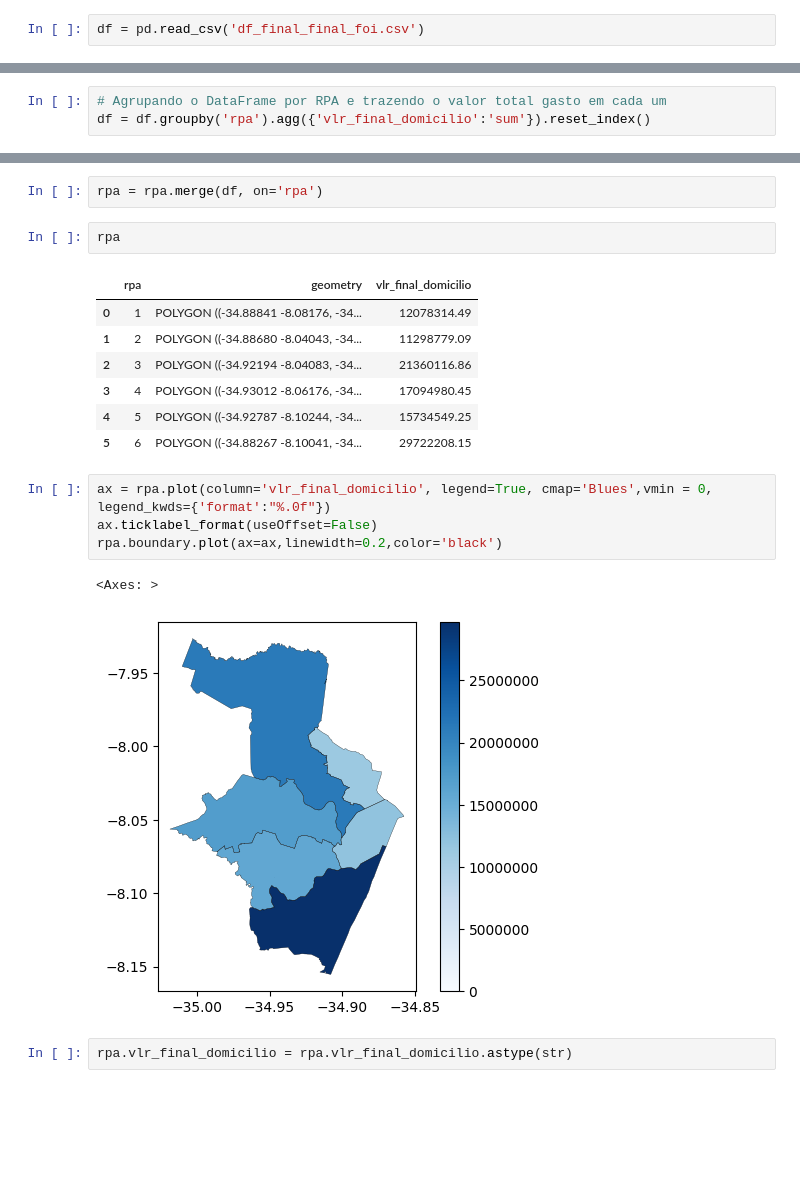
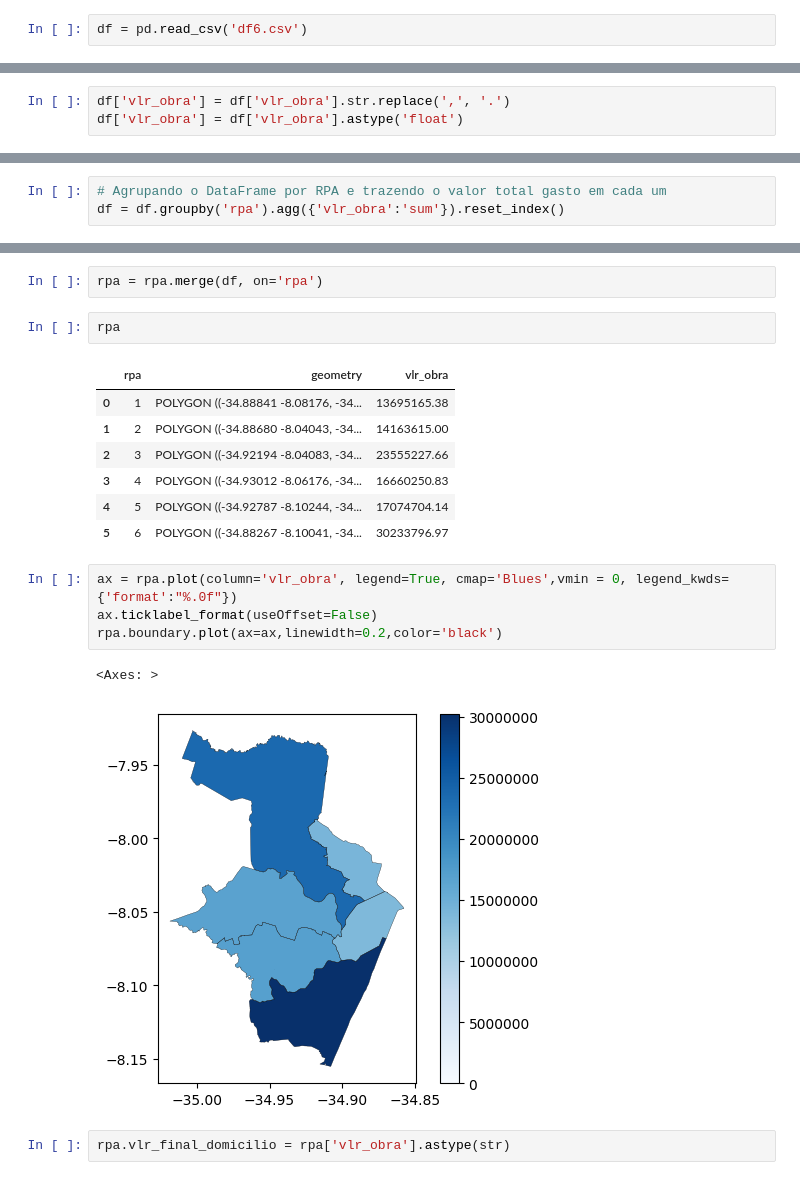
Before and after one commit to NAPCD/Procedimento_Habitacoes, a Jupyter notebook: plot_grafico_recife.ipynb, the cells around one changed output, grey strips where cells are left out. Saved outputs shown, nothing was run; the diff lists cells and outputs as text; blank space fills up the shorter version.

```diff
--- a/plot_grafico_recife.ipynb
+++ b/plot_grafico_recife.ipynb
@@ -5,4 +5,4 @@ import pandas as pd
 import matplotlib.colors as mcolors
 from matplotlib import patheffects
 # %%
-df = pd.read_csv('df_final_final_foi.csv')
+df = pd.read_csv('df6.csv')
@@ -8,0 +25,3 @@ df = pd.read_csv('df_final_final_foi.csv')
+# %%
+df['vlr_obra'] = df['vlr_obra'].str.replace(',', '.')
+df['vlr_obra'] = df['vlr_obra'].astype('float')
@@ -9,6 +39,6 @@ df = pd.read_csv('df_final_final_foi.csv')
 # %%
 # Agrupando o DataFrame por RPA e trazendo o valor total gasto em cada um
-df = df.groupby('rpa').agg({'vlr_final_domicilio':'sum'}).reset_index()
+df = df.groupby('rpa').agg({'vlr_obra':'sum'}).reset_index()
 # %%
 recife_map = gpd.read_file('bairros-polygon.shp')
 # %%
@@ -23,20 +53,20 @@ rpa = rpa.merge(df, on='rpa')
 # %%
 rpa
 # %% [output]
-|  | rpa | geometry | vlr_final_domicilio |
-| 0 | 1 | POLYGON ((-34.88841 -8.08176, -34... | 12078314.49 |
-| 1 | 2 | POLYGON ((-34.88680 -8.04043, -34... | 11298779.09 |
-| 2 | 3 | POLYGON ((-34.92194 -8.04083, -34... | 21360116.86 |
-| 3 | 4 | POLYGON ((-34.93012 -8.06176, -34... | 17094980.45 |
-| 4 | 5 | POLYGON ((-34.92787 -8.10244, -34... | 15734549.25 |
-| 5 | 6 | POLYGON ((-34.88267 -8.10041, -34... | 29722208.15 |
+|  | rpa | geometry | vlr_obra |
+| 0 | 1 | POLYGON ((-34.88841 -8.08176, -34... | 13695165.38 |
+| 1 | 2 | POLYGON ((-34.88680 -8.04043, -34... | 14163615.00 |
+| 2 | 3 | POLYGON ((-34.92194 -8.04083, -34... | 23555227.66 |
+| 3 | 4 | POLYGON ((-34.93012 -8.06176, -34... | 16660250.83 |
+| 4 | 5 | POLYGON ((-34.92787 -8.10244, -34... | 17074704.14 |
+| 5 | 6 | POLYGON ((-34.88267 -8.10041, -34... | 30233796.97 |
 # %%
-ax = rpa.plot(column='vlr_final_domicilio', legend=True, cmap='Blues',vmin = 0, legend_kwds={'format':"%.0f"})
+ax = rpa.plot(column='vlr_obra', legend=True, cmap='Blues',vmin = 0, legend_kwds={'format':"%.0f"})
 ax.ticklabel_format(useOffset=False)
 rpa.boundary.plot(ax=ax,linewidth=0.2,color='black')
 # %% [output]
 <Axes: >
-[figure, old version]
+[figure, new version]
 # %%
-rpa.vlr_final_domicilio = rpa.vlr_final_domicilio.astype(str)
+rpa.vlr_final_domicilio = rpa['vlr_obra'].astype(str)
 # %%
```
Also changed, not shown: parts of 5 cells of this notebook, 4 other files.
